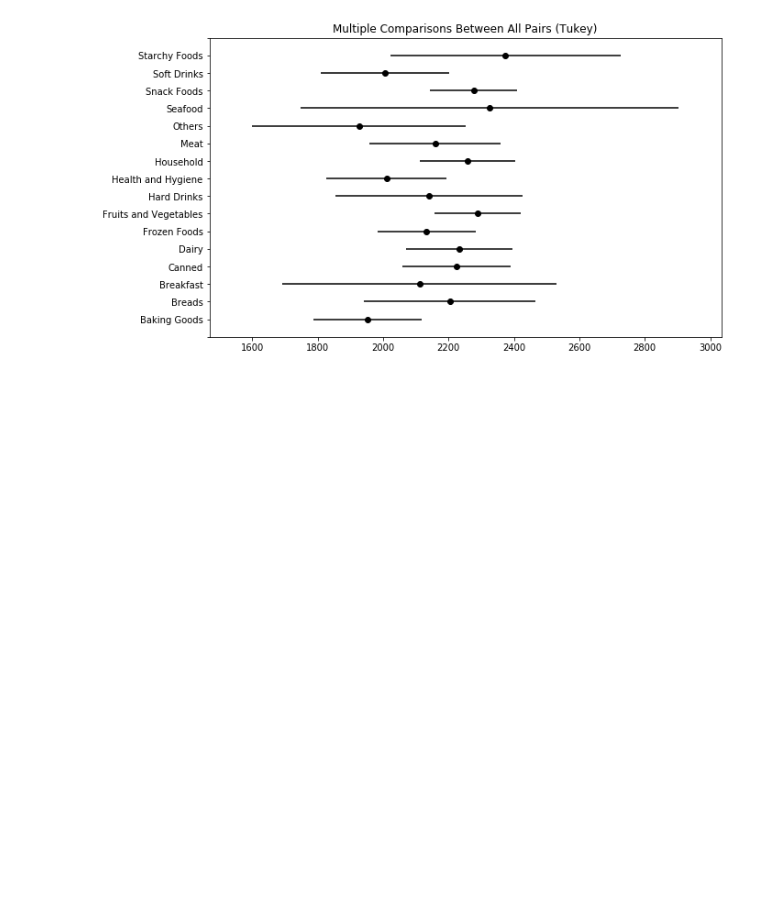
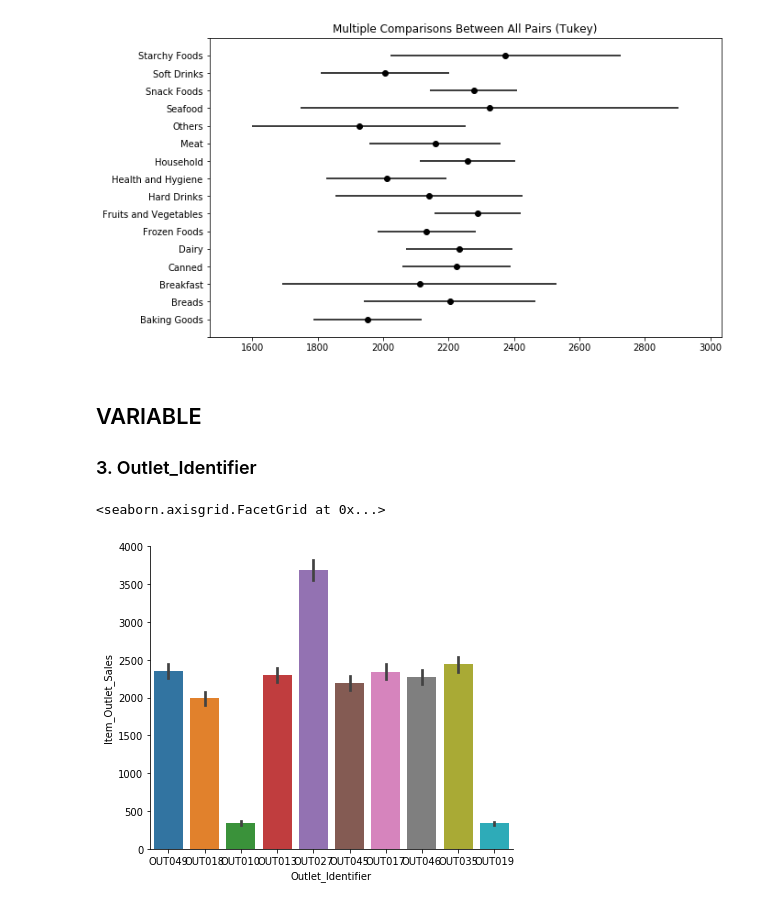
Before and after one commit to mgurunule/Big_Sale_Prediction, a Jupyter notebook: Day1.ipynb, the cells around one changed output. Drawn from its saved outputs; the diff is of its cells as text; code cells hidden in the pictures; blank space fills up the shorter version.

```diff
--- a/Day1.ipynb
+++ b/Day1.ipynb
@@ -124,3 +125,6 @@ Outlet_Type
 ## UNIVARIATE
 
 ### Numerical
+# %%
+#data['Item_Visibility'] = np.log(data['Item_Visibility'])
+data[data['Item_Visibility']== 0]['Item_Visibility'] = data['Item_Visibility'].mean()
@@ -131,0 +159,6 @@ data['Item_Visibility'].hist()
+# %%
+from sklearn.preprocessing import PowerTransformer
+scaler = PowerTransformer(method = 'box-cox')
+
+data['Item_Visibility_1'] = scaler.fit_transform(data[['Item_Visibility']].reshape(-1, 1))
+#data['Item_Visibility_1'].hist()
@@ -437,3 +503,11 @@ Multiple Comparison of Means - Tukey HSD, FWER=0.05
 | Snack Foods | Starchy Foods | 97.011 | 0.9 | -411.7635 | 605.7856 | False |
 | Soft Drinks | Starchy Foods | 367.821 | 0.6216 | -186.3176 | 921.9597 | False |
 [figure]
+# %% [markdown]
+## VARIABLE #
+### 3. Outlet_Identifier
+# %%
+sns.catplot(data=data,x='Outlet_Identifier',y='Item_Outlet_Sales',kind='bar',height=5,aspect=1.2)
+# %% [output]
+<seaborn.axisgrid.FacetGrid at 0x...>
+[figure, added]
```
Also changed, not shown: parts of 38 cells of this notebook.
